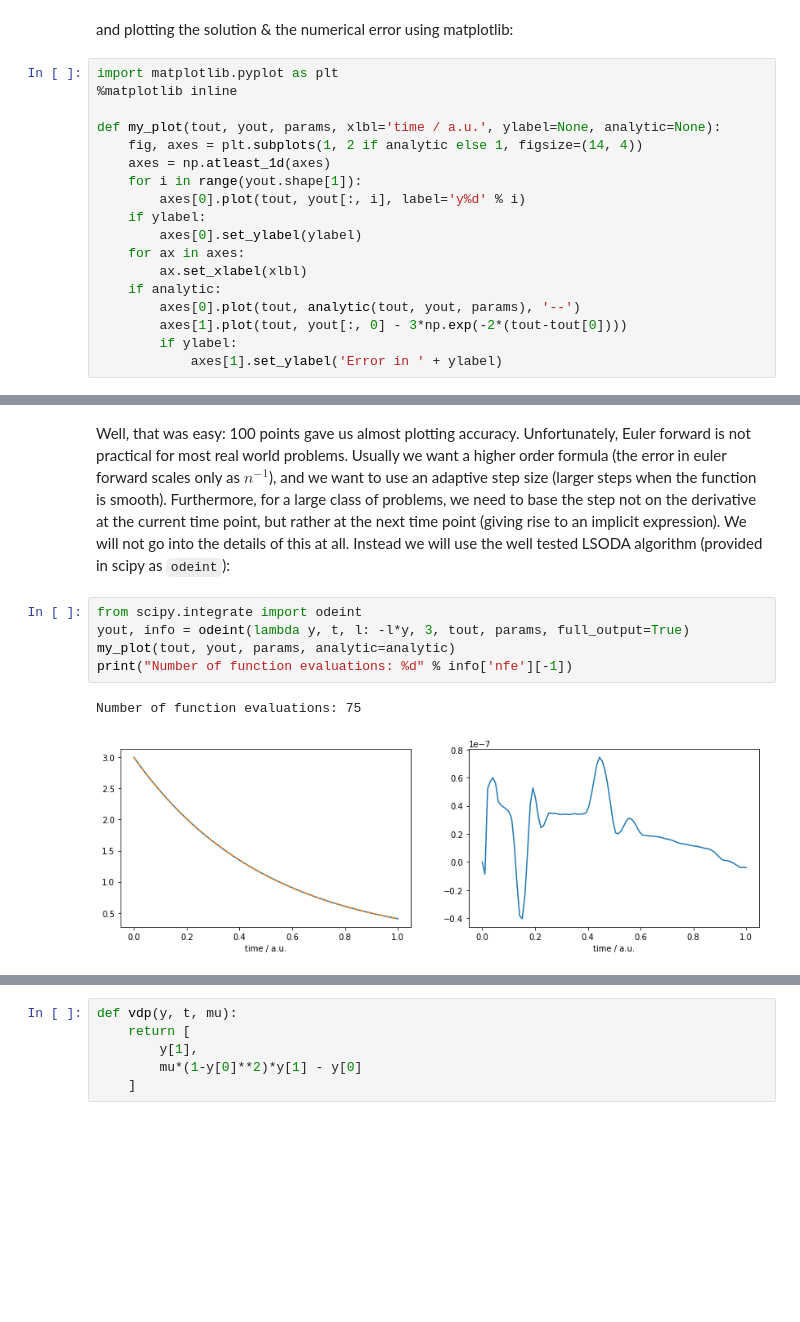
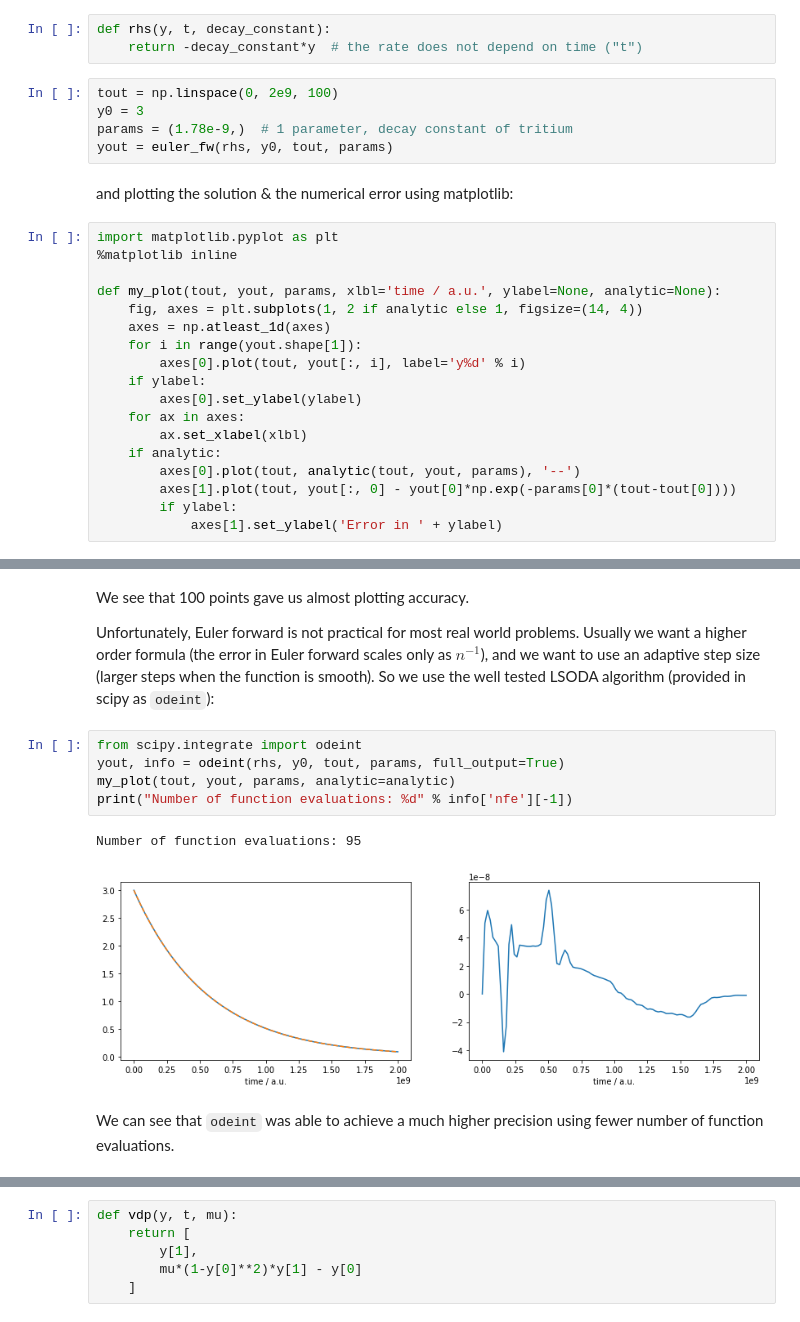
Before and after one commit to sympy/scipy-2017-codegen-tutorial, a Jupyter notebook: notebooks/20-ordinary-differential-equations.ipynb, the cells around one changed output, grey strips where cells are left out. Drawn from its saved outputs; the diff is of its cells as text; blank space fills up the shorter version.

```diff
--- a/notebooks/20-ordinary-differential-equations.ipynb
+++ b/notebooks/20-ordinary-differential-equations.ipynb
@@ -60,3 +61,11 @@ yout = euler_fw(lambda y, t, l: -l*y, 3, tout, params)
+# %%
+def rhs(y, t, decay_constant):
+    return -decay_constant*y  # the rate does not depend on time ("t")
+# %%
+tout = np.linspace(0, 2e9, 100)
+y0 = 3
+params = (1.78e-9,)  # 1 parameter, decay constant of tritium
+yout = euler_fw(rhs, y0, tout, params)
 # %% [markdown]
 and plotting the solution & the numerical error using matplotlib:
 # %%
@@ -74,7 +83,7 @@ def my_plot(tout, yout, params, xlbl='time / a.u.', ylabel=None, analytic=None):
         ax.set_xlabel(xlbl)
     if analytic:
         axes[0].plot(tout, analytic(tout, yout, params), '--')
-        axes[1].plot(tout, yout[:, 0] - 3*np.exp(-2*(tout-tout[0])))
+        axes[1].plot(tout, yout[:, 0] - yout[0]*np.exp(-params[0]*(tout-tout[0])))
         if ylabel:
             axes[1].set_ylabel('Error in ' + ylabel)
 # %%
@@ -86,11 +95,15 @@ my_plot(tout, yout, params, analytic=analytic, ylabel='number density / a.u.')
 # %% [markdown]
-Well, that was easy: 100 points gave us almost plotting accuracy. Unfortunately, Euler forward is not practical for most real world problems. Usually we want a higher order formula (the error in euler forward scales only as $n^{-1}$), and we want to use an adaptive step size (larger steps when the function is smooth). Furthermore, for a large class of problems, we need to base the step not on the derivative at the current time point, but rather at the next time point (giving rise to an implicit expression). We will not go into the details of this at all. Instead we will use the well tested LSODA algorithm (provided in scipy as ``odeint``):
+We see that 100 points gave us almost plotting accuracy.
+
+Unfortunately, Euler forward is not practical for most real world problems. Usually we want a higher order formula (the error in Euler forward scales only as $n^{-1}$), and we want to use an adaptive step size (larger steps when the function is smooth). So we use the well tested LSODA algorithm (provided in scipy as ``odeint``):
 # %%
 from scipy.integrate import odeint
-yout, info = odeint(lambda y, t, l: -l*y, 3, tout, params, full_output=True)
+yout, info = odeint(rhs, y0, tout, params, full_output=True)
 my_plot(tout, yout, params, analytic=analytic)
 print("Number of function evaluations: %d" % info['nfe'][-1])
 # %% [output]
-Number of function evaluations: 75
+Number of function evaluations: 95
-[figure, old version]
+[figure, new version]
+# %% [markdown]
+We can see that ``odeint`` was able to achieve a much higher precision using fewer number of function evaluations.
 # %% [markdown]
```
Also changed, not shown: parts of 10 cells of this notebook, 51 other files.
